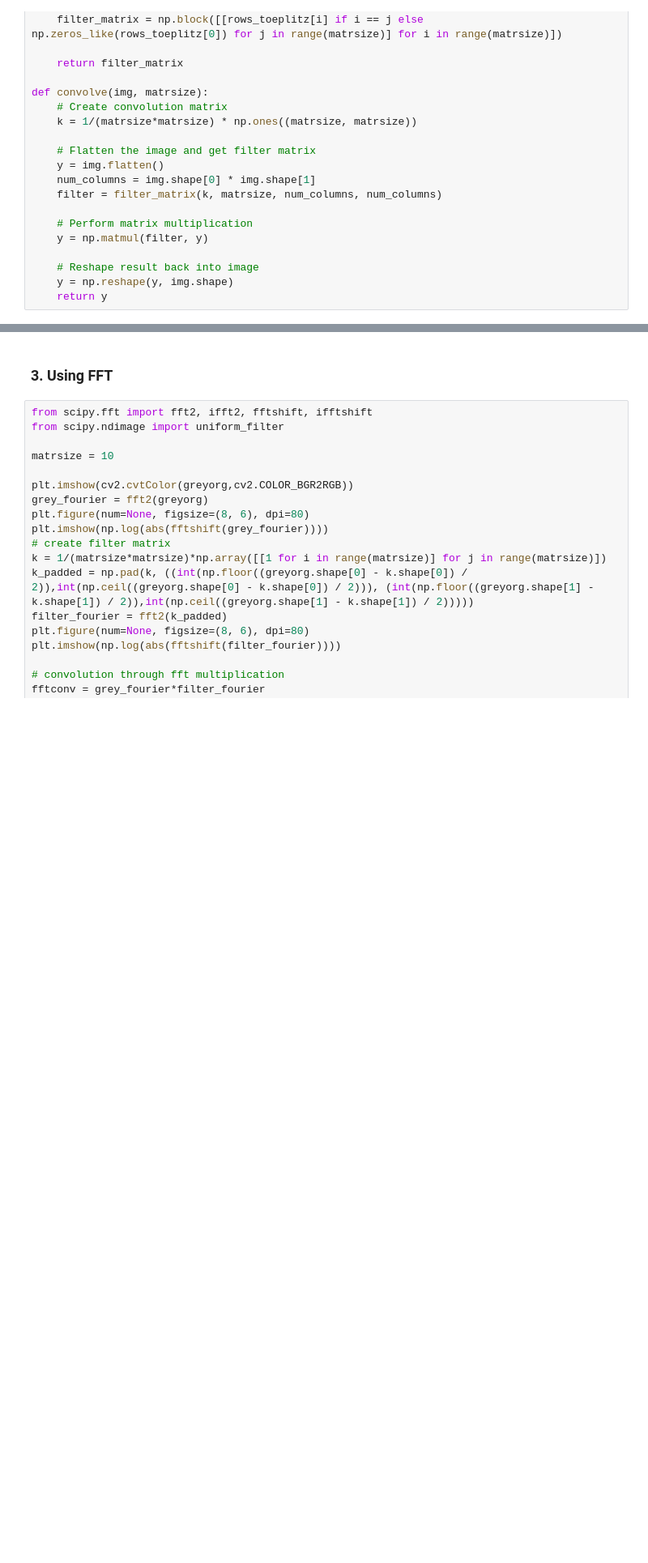
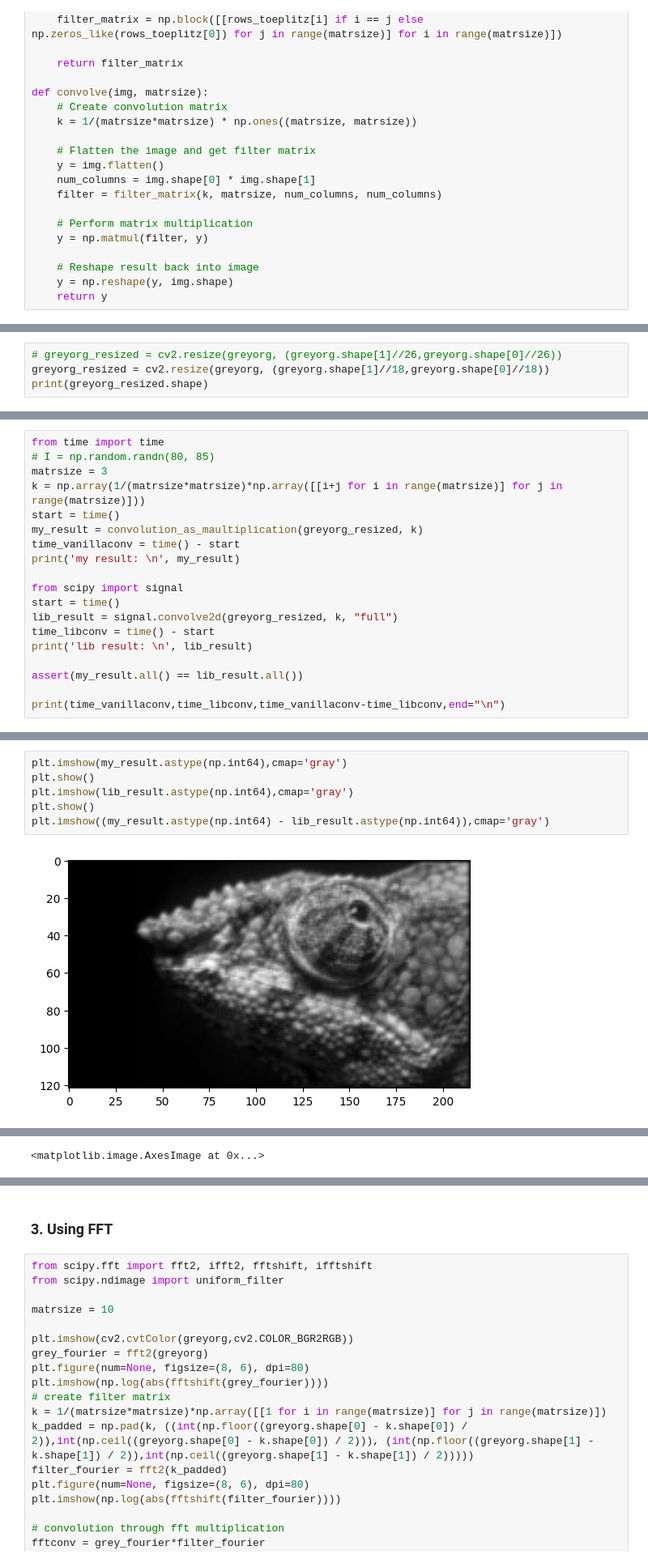
Before and after one commit to natharyan/CS-2467-Monsoon-2024, a Jupyter notebook: PSET1/B.ipynb, the cells around one changed output, grey strips where cells are left out. Shown at 81% size. Drawn from its saved outputs; the diff is of its cells as text; blank space fills up the shorter version.

```diff
--- a/PSET1/B.ipynb
+++ b/PSET1/B.ipynb
@@ -157,0 +258,4 @@ print(np.reshape(np.array([1,2,3,4,5,6,7,8,9,10]),(5,2)))
+# %%
+# greyorg_resized = cv2.resize(greyorg, (greyorg.shape[1]//26,greyorg.shape[0]//26))
+greyorg_resized = cv2.resize(greyorg, (greyorg.shape[1]//18,greyorg.shape[0]//18))
+print(greyorg_resized.shape)
@@ -181,0 +269,19 @@ Error:
+# %%
+from time import time
+# I = np.random.randn(80, 85)
+matrsize = 3
+k = np.array(1/(matrsize*matrsize)*np.array([[i+j for i in range(matrsize)] for j in range(matrsize)]))
+start = time()
+my_result = convolution_as_maultiplication(greyorg_resized, k)
+time_vanillaconv = time() - start
+print('my result: \n', my_result)
+
+from scipy import signal
+start = time()
+lib_result = signal.convolve2d(greyorg_resized, k, "full")
+time_libconv = time() - start
+print('lib result: \n', lib_result)
+
+assert(my_result.all() == lib_result.all())
+
+print(time_vanillaconv,time_libconv,time_vanillaconv-time_libconv,end="\n")
@@ -181,0 +306,8 @@ Error:
+# %%
+plt.imshow(my_result.astype(np.int64),cmap='gray')
+plt.show()
+plt.imshow(lib_result.astype(np.int64),cmap='gray')
+plt.show()
+plt.imshow((my_result.astype(np.int64) - lib_result.astype(np.int64)),cmap='gray')
+# %% [output]
+[figure, added]
@@ -181,0 +315 @@ Error:
+<matplotlib.image.AxesImage at 0x...>
```
Also changed, not shown: parts of 19 cells of this notebook, 1 other file.
